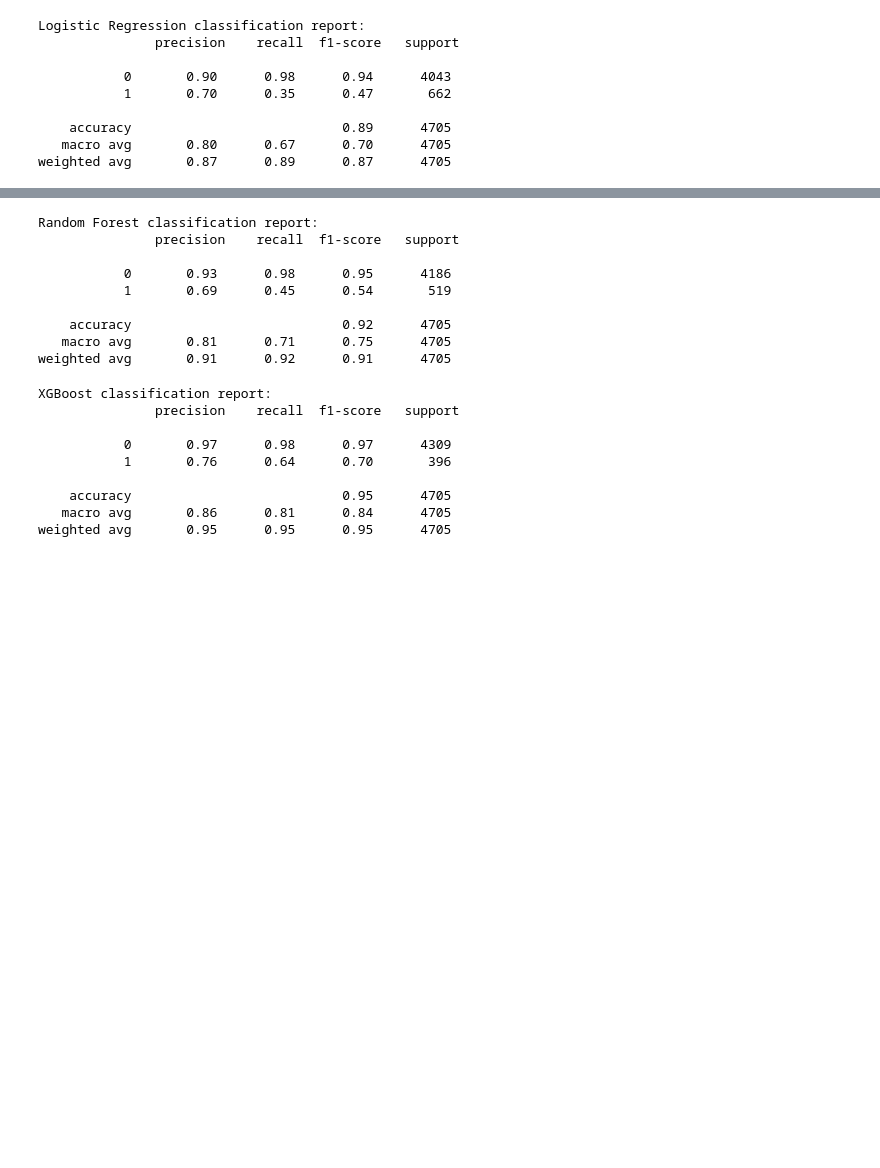
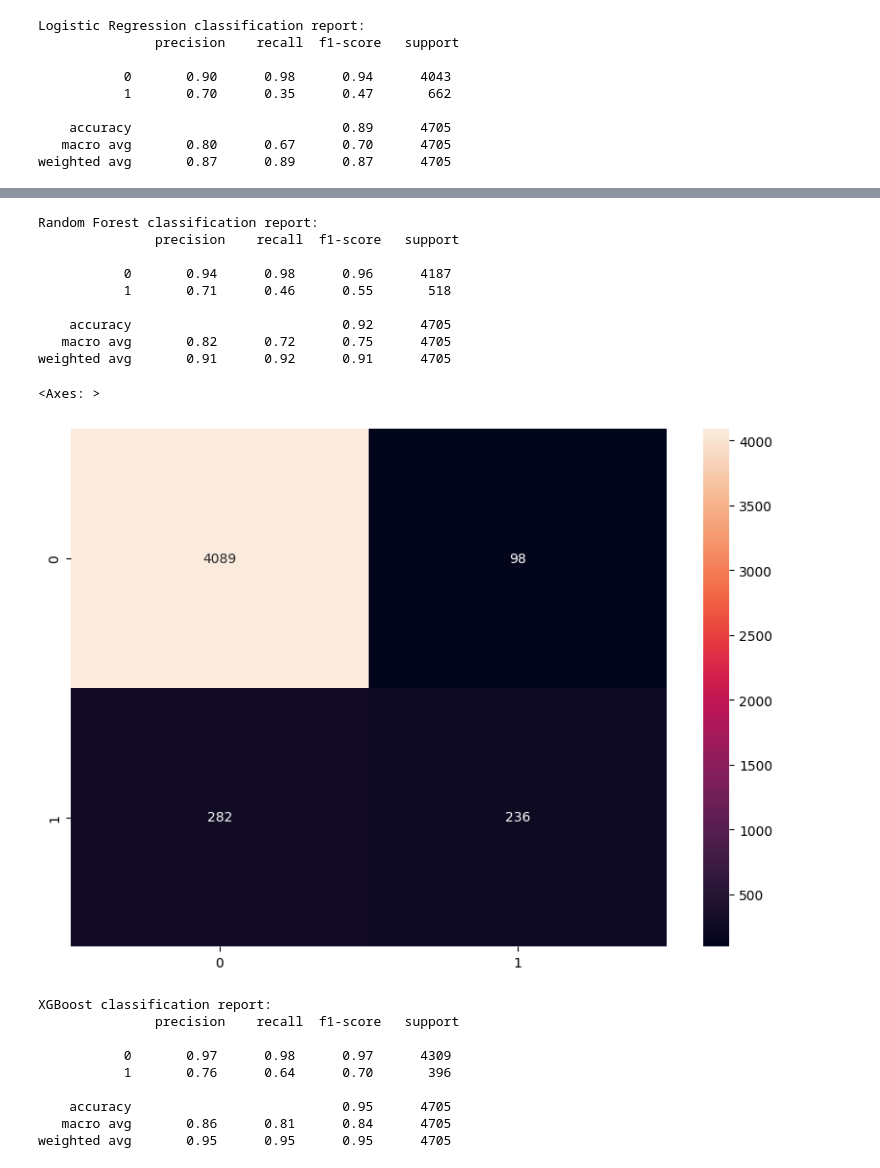
Before and after one commit to UDSM-AI/Bank-account-access-prediction, a Jupyter notebook: Training/general_training.ipynb, the cells around one changed output, grey strips where cells are left out. Saved outputs shown, nothing was run; the diff lists cells and outputs as text; code cells hidden in the pictures; blank space fills up the shorter version.

```diff
--- a/Training/handling_class_imbalance.ipynb
+++ b/Training/general_training.ipynb
@@ -316,19 +328,25 @@ weighted avg       0.86      0.88      0.86      4705
 # %%
 # Random Forest
 rf = RandomForestClassifier()
 rf.fit(X_train, y_train)
 rf_y_pred = rf.predict(X_test)
 print('Random Forest classification report:\n', classification_report(rf_y_pred, y_pred))
+
+# confusion matrix
+plt.figure(figsize=(10, 7))
+sns.heatmap(confusion_matrix(rf_y_pred, y_pred), annot=True, fmt='d')
 # %% [output]
 Random Forest classification report:
                precision    recall  f1-score   support
 
-           0       0.93      0.98      0.95      4186
-           1       0.69      0.45      0.54       519
+           0       0.94      0.98      0.96      4187
+           1       0.71      0.46      0.55       518
 
     accuracy                           0.92      4705
-   macro avg       0.81      0.71      0.75      4705
+   macro avg       0.82      0.72      0.75      4705
 weighted avg       0.91      0.92      0.91      4705
+<Axes: >
+[figure, added]
 # %%
 # XGBoost
 xgb_clf = xgb.XGBClassifier()
```
Also changed, not shown: parts of 3 cells of this notebook.
